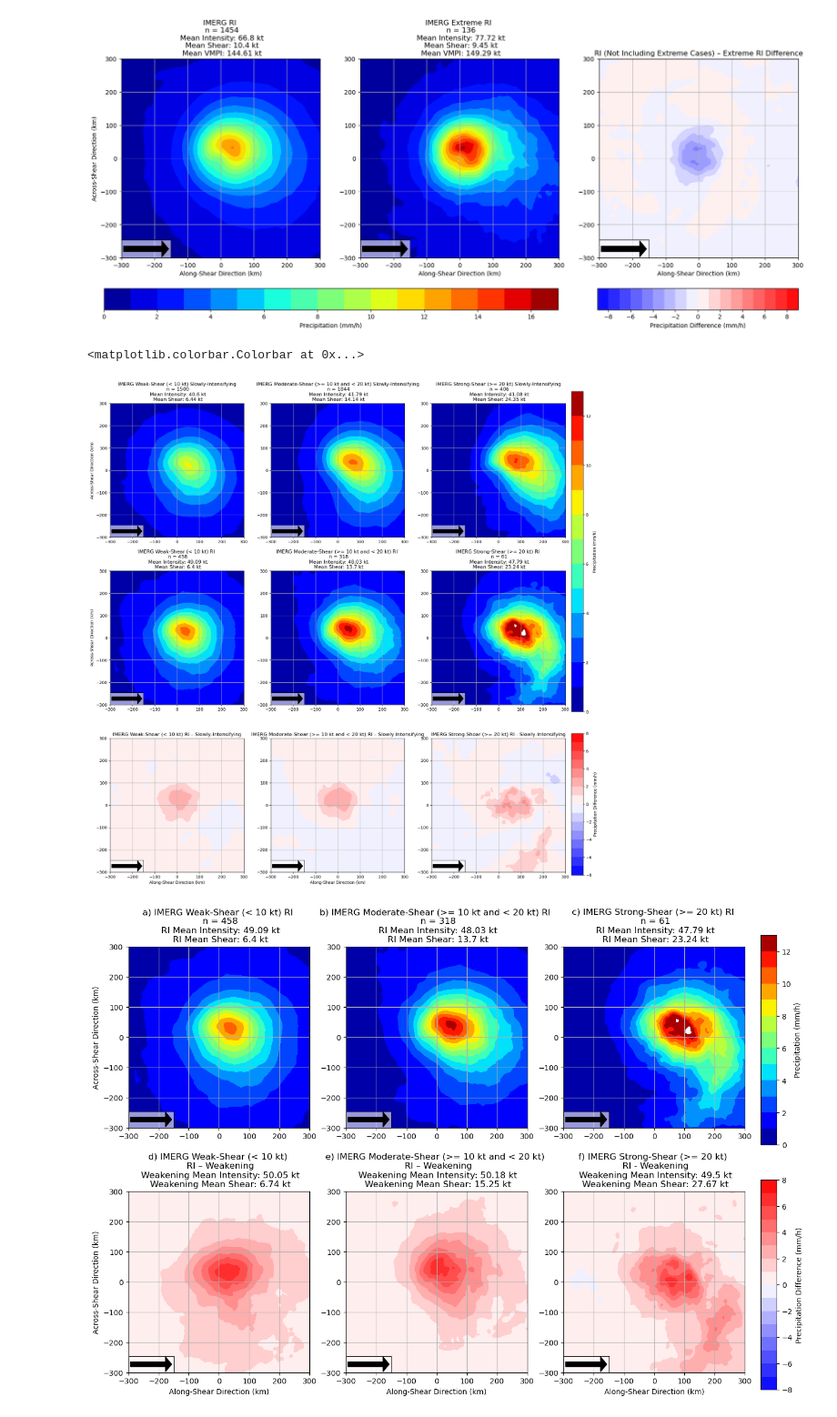
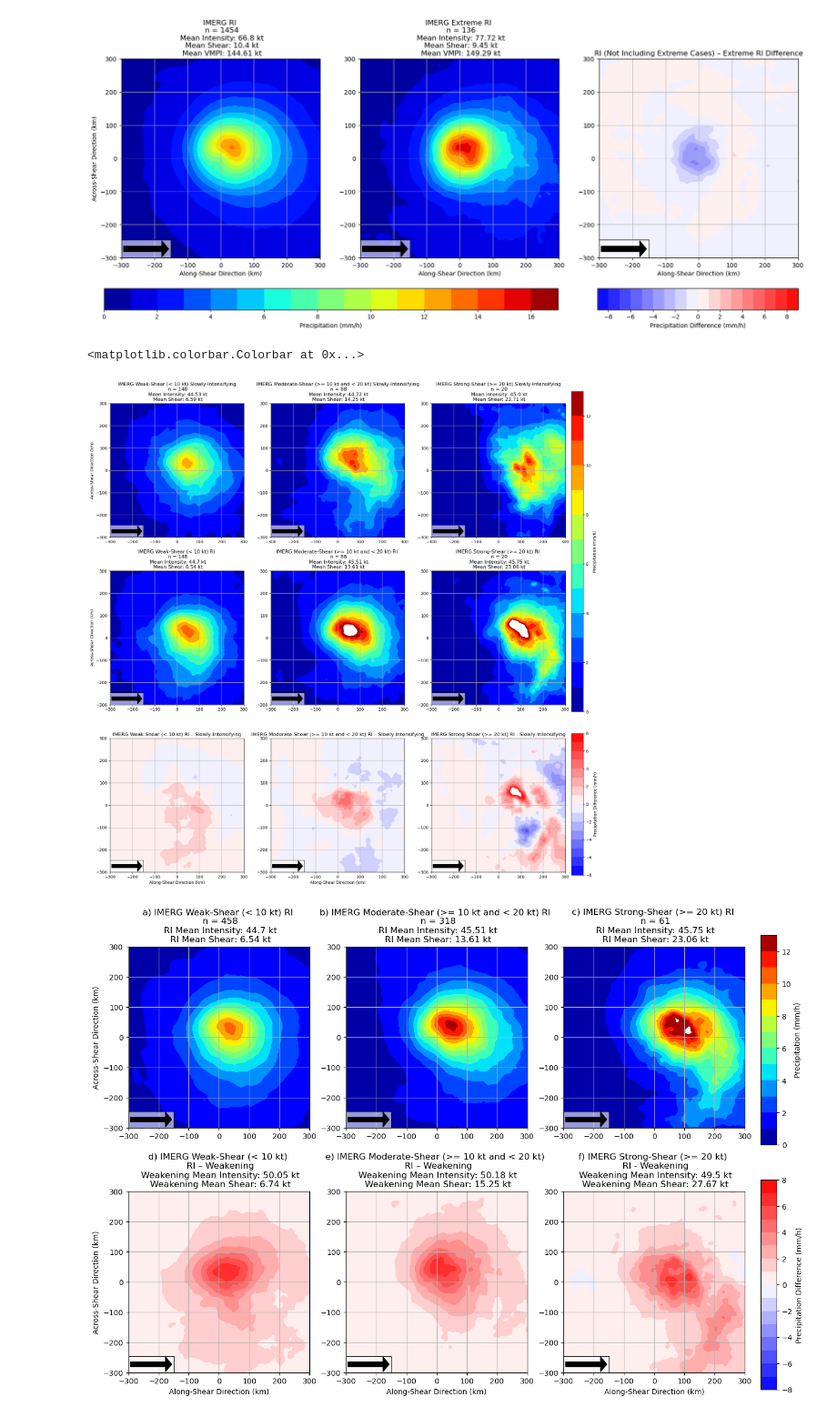
Before and after one commit to a98alvin/TC_RI_P1, a Jupyter notebook: scripts/obs/IMERG Composites (NH).ipynb, the cells around one changed output. Shown at 91% size. Drawn from its saved outputs; the diff is of its cells as text; code cells hidden in the pictures.

```diff
--- a/scripts/obs/IMERG Composites (NH).ipynb
+++ b/scripts/obs/IMERG Composites (NH).ipynb
@@ -974,11 +875,17 @@ plt.savefig('/Users/acheung/data/Figures/Paper_Figures/IMERG_Shear_Diff.png',dpi
 # %% [output]
 [figure]
 # %%
-weak_storm_weak_shear_RI_imerg = imerg_cases.sel(case=multiple_conditions_index_finder([weak_storm_indices,weak_shear_indices,RI_indices]))
+#---------------------------------------------------------Intensity Constrainer (if desired)---------------------------------------------------
+desired_intensity_indices = filtered_cases.where((filtered_cases['VMAX'] <= 50) & (filtered_cases['VMAX'] >= 40)).dropna().index
+#----------------------------------------------------------------------------------------------------------------------------------------------
+
+
+
+weak_storm_weak_shear_RI_imerg = imerg_cases.sel(case=multiple_conditions_index_finder([weak_storm_indices,weak_shear_indices,RI_indices,desired_intensity_indices]))
 weak_storm_moderate_shear_RI_imerg = imerg_cases.sel(case=multiple_conditions_index_finder([weak_storm_indices,moderate_shear_indices,
-                                                                                            RI_indices]))
+                                                                                            RI_indices,desired_intensity_indices]))
 weak_storm_strong_shear_RI_imerg = imerg_cases.sel(case=multiple_conditions_index_finder([weak_storm_indices,strong_shear_indices,
-                                                                                            RI_indices]))
+                                                                                            RI_indices,desired_intensity_indices]))
 weak_storm_weak_shear_RI_mean_intensity = filtered_with_boo.loc[weak_storm_weak_shear_RI_imerg['case']]['VMAX'].mean().round(2)
 weak_storm_moderate_shear_RI_mean_intensity = filtered_with_boo.loc[weak_storm_moderate_shear_RI_imerg['case']]['VMAX'].mean().round(2)
 weak_storm_strong_shear_RI_mean_intensity = filtered_with_boo.loc[weak_storm_strong_shear_RI_imerg['case']]['VMAX'].mean().round(2)
@@ -986,6 +893,7 @@ weak_storm_strong_shear_RI_mean_intensity = filtered_with_boo.loc[weak_storm_str
 weak_storm_weak_shear_RI_mean_shear = filtered_with_boo.loc[weak_storm_weak_shear_RI_imerg['case']]['SHRD'].mean().round(2)
 weak_storm_moderate_shear_RI_mean_shear = filtered_with_boo.loc[weak_storm_moderate_shear_RI_imerg['case']]['SHRD'].mean().round(2)
 weak_storm_strong_shear_RI_mean_shear = filtered_with_boo.loc[weak_storm_strong_shear_RI_imerg['case']]['SHRD'].mean().round(2)
+
 
 fig = plt.figure(figsize=(15, 5.5))
 
@@ -1216,19 +1124,26 @@ elif comparison_mode == 'Non-RI':
 
 
 weak_storm_weak_shear_mode_imerg = imerg_cases.sel(case=multiple_conditions_index_finder([weak_storm_indices,weak_shear_indices,
-                                                                                            Mode_indices]))
+                                                                                            Mode_indices,desired_intensity_indices]))
 
 weak_storm_moderate_shear_mode_imerg = imerg_cases.sel(case=multiple_conditions_index_finder([weak_storm_indices,moderate_shear_indices,
-                                                                                            Mode_indices]))
+                                                                                            Mode_indices,desired_intensity_indices]))
 
 weak_storm_strong_shear_mode_imerg = imerg_cases.sel(case=multiple_conditions_index_finder([weak_storm_indices,strong_shear_indices,
-                                                                                            Mode_indices]))
+                                                                                            Mode_indices,desired_intensity_indices]))
 
-weak_storm_weak_shear_RI_imerg = imerg_cases.sel(case=multiple_conditions_index_finder([weak_storm_indices,weak_shear_indices,RI_indices]))
+weak_storm_weak_shear_RI_imerg = imerg_cases.sel(case=multiple_conditions_index_finder([weak_storm_indices,weak_shear_indices,RI_indices,desired_intensity_indices]))
 weak_storm_moderate_shear_RI_imerg = imerg_cases.sel(case=multiple_conditions_index_finder([weak_storm_indices,moderate_shear_indices,
-                                                                                            RI_indices]))
+                                                                                            RI_indices,desired_intensity_indices]))
 weak_storm_strong_shear_RI_imerg = imerg_cases.sel(case=multiple_conditions_index_finder([weak_storm_indices,strong_shear_indices,
-                                                                                            RI_indices]))
+                                                                                            RI_indices,desired_intensity_indices]))
+
+
+sample_picker = True
+if sample_picker == True:
+    weak_storm_weak_shear_mode_imerg = weak_storm_weak_shear_mode_imerg.sel(case = np.random.choice(weak_storm_weak_shear_mode_imerg["case"], size=len(weak_storm_weak_shear_RI_imerg), replace=False))
+    weak_storm_moderate_shear_mode_imerg = weak_storm_moderate_shear_mode_imerg.sel(case = np.random.choice(weak_storm_moderate_shear_mode_imerg["case"], size=len(weak_storm_moderate_shear_RI_imerg), replace=False))
+    weak_storm_strong_shear_mode_imerg = weak_storm_strong_shear_mode_imerg.sel(case = np.random.choice(weak_storm_strong_shear_mode_imerg["case"], size=len(weak_storm_strong_shear_RI_imerg), replace=False))
 
 weak_storm_weak_shear_mode_mean_intensity = filtered_with_boo.loc[weak_storm_weak_shear_mode_imerg['case']]['VMAX'].mean().round(2)
 weak_storm_moderate_shear_mode_mean_intensity = filtered_with_boo.loc[weak_storm_moderate_shear_mode_imerg['case']]['VMAX'].mean().round(2)
@@ -1331,34 +1246,34 @@ q7 = axins7.arrow(0,0,0.05,0,color='black',head_length = 0.009)
 weak_storm_moderate_shear_diff_cf = ax8.contourf(imerg_cases['x'], imerg_cases['y'],weak_storm_moderate_shear_RI_imerg.mean('case')-
                                                  weak_storm_moderate_shear_mode_imerg.mean('case'),
                               levels=np.arange(-8,8.1,1),cmap='bwr')
 ax8.grid()
 ax8.set_title('IMERG Moderate-Shear (>= 10 kt and < 20 kt) RI – ' + comparison_mode)
 ax8.set_xlabel('Along-Shear Direction (km)')
 
 axins8 = inset_axes(ax8, width="25%", height="9%", loc=3, borderpad=0)
 axins8.tick_params(labelleft=False, labelbottom=False,left = False,bottom = False)
 axins8.patch.set_alpha(0.6)
 q8 = axins8.arrow(0,0,0.05,0,color='black',head_length = 0.009)
 
 weak_storm_strong_shear_diff_cf = ax9.contourf(imerg_cases['x'], imerg_cases['y'],weak_storm_strong_shear_RI_imerg.mean('case')-
                                                weak_storm_strong_shear_mode_imerg.mean('case'),
                               levels=np.arange(-8,8.1,1),cmap='bwr')
 ax9.grid()
 ax9.set_title('IMERG Strong-Shear (>= 20 kt) RI - ' + comparison_mode)
 
 axins9 = inset_axes(ax9, width="25%", height="9%", loc=3, borderpad=0)
 axins9.tick_params(labelleft=False, labelbottom=False,left = False,bottom = False)
 axins9.patch.set_alpha(0.6)
 q9 = axins9.arrow(0,0,0.05,0,color='black',head_length = 0.009)
 
 cax = plt.axes([0.91, 0.375, 0.02, 0.52])
 plt.colorbar(weak_storm_strong_shear_mode_cf,label='Precipitation (mm/h)',cax=cax)
 
 cax_diff = plt.axes([0.91, 0.11, 0.02, 0.23])
 plt.colorbar(weak_storm_strong_shear_diff_cf,label='Precipitation Difference (mm/h)',cax=cax_diff)
 # %% [output]
 <matplotlib.colorbar.Colorbar at 0x...>
-[figure, old version]
+[figure, new version]
 # %%
 fig = plt.figure(figsize=(15, 11))
 
```
Also changed, not shown: parts of 21 cells of this notebook, 1 other file.
